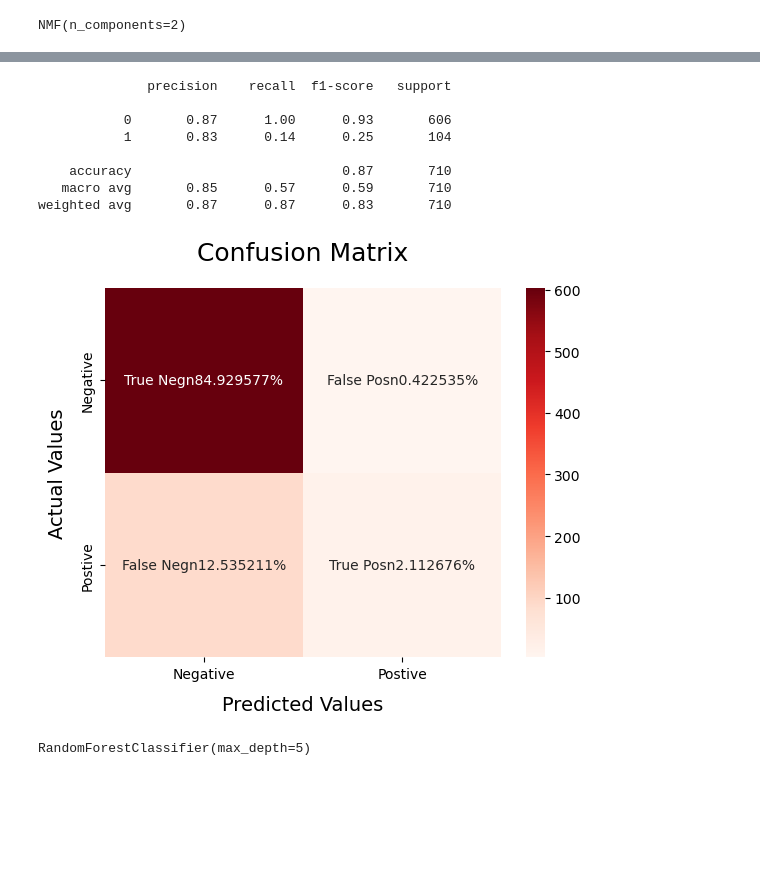
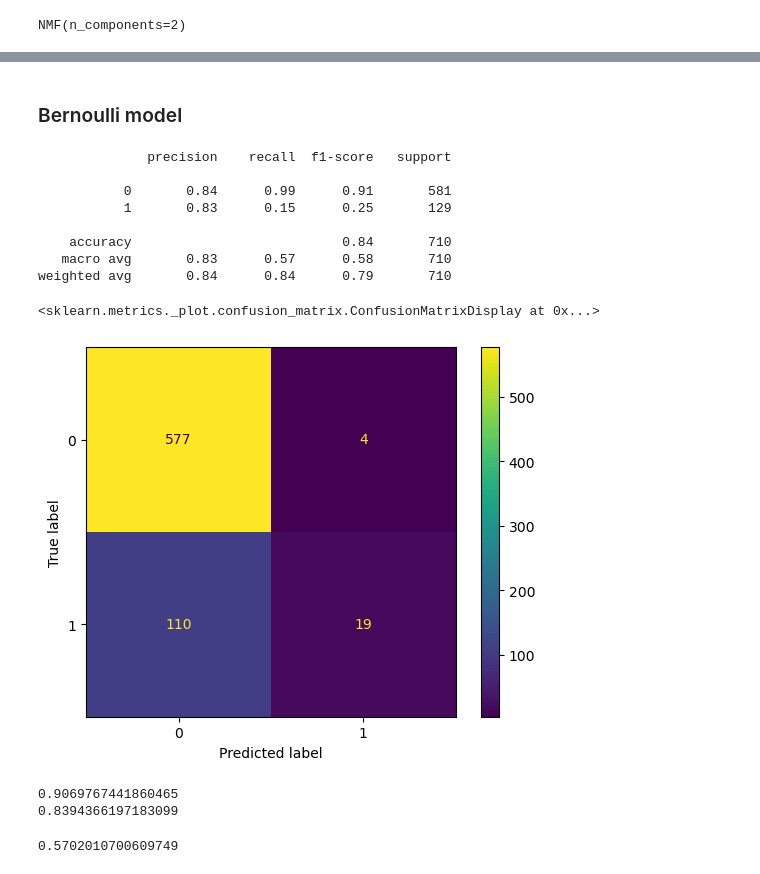
Before and after one commit to Kellyajara/NLP-Tweet-Classification, a Jupyter notebook: Project Notebook-Copy1.ipynb, the cells around one changed output, grey strips where cells are left out. Cells and saved outputs as stored; diff of their text form; code cells hidden in the pictures; blank space fills up the shorter version.

Commit message:
adding models using count_vec and adding new data csv

```diff
--- a/Project Notebook-Copy1.ipynb
+++ b/Project Notebook-Copy1.ipynb
@@ -231,2 +214,6 @@ y = df2['target']
 # %%
+#Train-Test-Split
+X = df2['norm_tweet']
+y = df2['target']
+
 X_train, X_test, y_train, y_test = train_test_split(X, y, test_size = 0.20)
@@ -238,0 +237,5 @@ TfidfVectorizer()
+# %%
+cv = CountVectorizer()
+cv_X_train = cv.fit_transform(X_train)
+cv_X_test= cv.transform(X_test)
+cv.get_feature_names_out()
@@ -248,6 +277,6 @@ X_te_vec = vec.transform(X_test)
 # %%
 top_mod = NMF(n_components = 2)
-top_mod.fit(X_tr_vec)
+top_mod.fit(cv_X_train)
 # %% [output]
 NMF(n_components=2)
 # %%
@@ -387,0 +350,10 @@ def model_eval(model):
+# %%
+logreg = LogisticRegression()
+
+logreg.fit(cv_X_train, y_train)
+preds = logreg.predict(cv_X_test)
+
+print(classification_report(y_test, preds))
+
+cm = confusion_matrix(y_test, preds)
+ConfusionMatrixDisplay(cm).plot()
@@ -387,0 +389,2 @@ def model_eval(model):
+# %% [markdown]
+### Bernoulli model
@@ -388,21 +393,30 @@ def model_eval(model):
 # %%
-# Bernoulli model
-BN_Model = BernoulliNB()
-BN_Model.fit(X_tr_vec, y_train)
-model_eval(BN_Model)
-BN_pred = BN_Model.predict(X_te_vec)
+bn_model = BernoulliNB()
+bn_model.fit(cv_X_train, y_train)
+bn_pred = bn_model.predict(cv_X_test)
+
+print(classification_report(y_test, bn_pred))
+
+bn_cm = confusion_matrix(y_test, BN_pred)
+ConfusionMatrixDisplay(bn_cm).plot()
 # %% [output]
               precision    recall  f1-score   support
 
-           0       0.87      1.00      0.93       606
-           1       0.83      0.14      0.25       104
+           0       0.84      0.99      0.91       581
+           1       0.83      0.15      0.25       129
 
-    accuracy                           0.87       710
-   macro avg       0.85      0.57      0.59       710
-weighted avg       0.87      0.87      0.83       710
+    accuracy                           0.84       710
+   macro avg       0.83      0.57      0.58       710
+weighted avg       0.84      0.84      0.79       710
+<sklearn.metrics._plot.confusion_matrix.ConfusionMatrixDisplay at 0x...>
-[figure, old version]
+[figure, new version]
-# %%
-rf = RandomForestClassifier(n_estimators = 100, max_depth = 5)
-rf.fit(X_tr_vec, y_train)
-# %% [output]
-RandomForestClassifier(max_depth=5)
+# %%
+print(bn_model.score(cv_X_train, y_train))
+print(bn_model.score(cv_X_test, y_test))
+# %% [output]
+0.9069767441860465
+0.8394366197183099
+# %%
+roc_auc_score(y_test, BN_pred)
+# %% [output]
+0.5702010700609749
```
Also changed, not shown: parts of 58 cells of this notebook, 2 other files.
